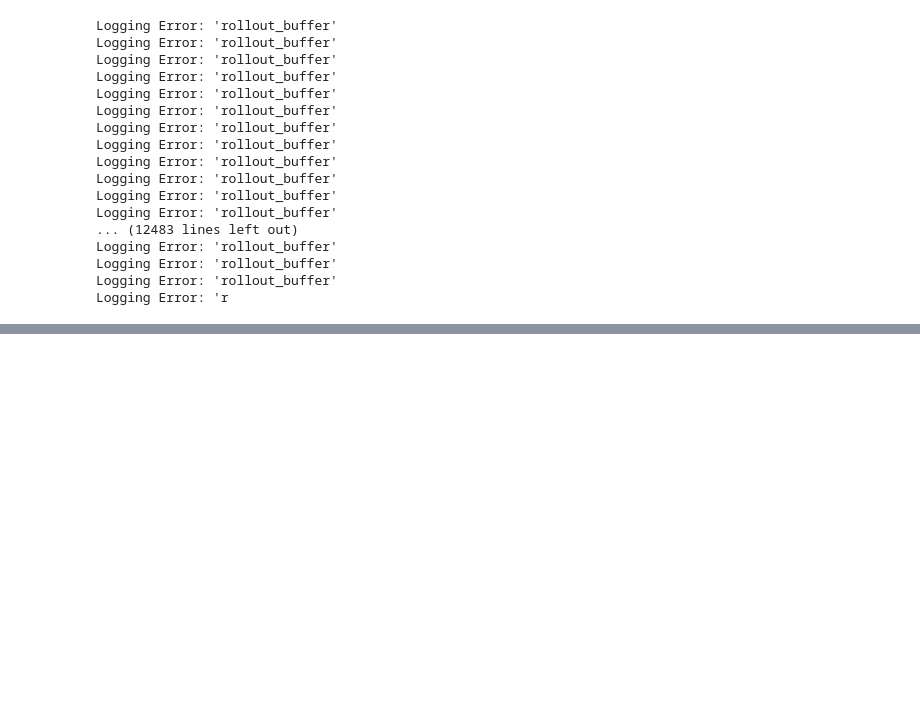
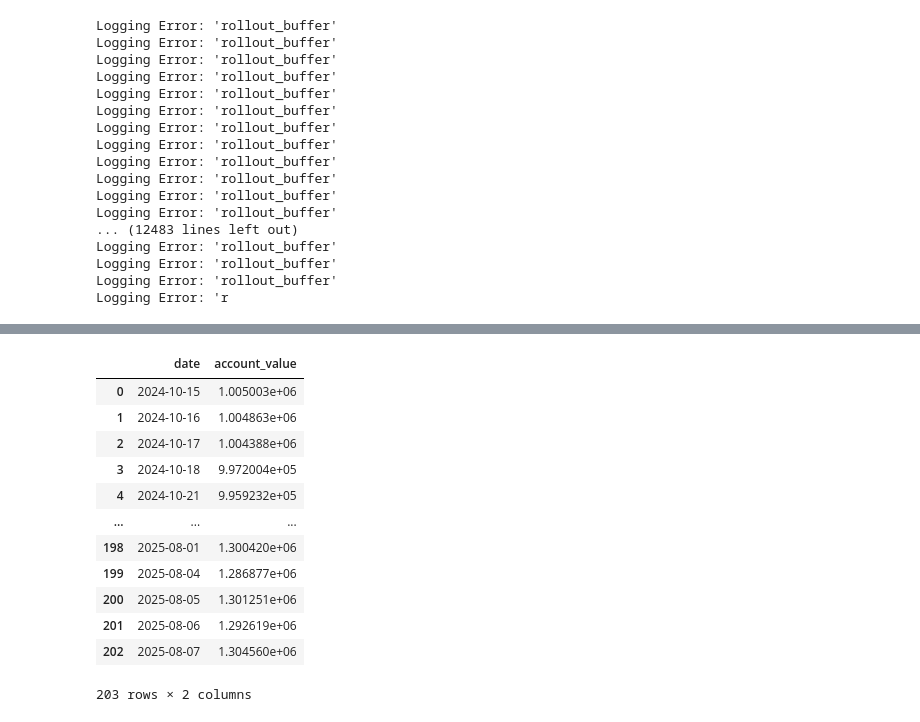
Before and after one commit to tpeiqi/FinRL_trading_bot, a Jupyter notebook: FinRL_models.ipynb, the cells around one changed output, grey strips where cells are left out. Drawn from its saved outputs; the diff is of its cells as text; code cells hidden in the pictures; blank space fills up the shorter version.

```diff
--- a/FinRL_models.ipynb
+++ b/FinRL_models.ipynb
@@ -338,0 +462,4 @@ trained_sac.save(TRAINED_MODEL_DIR + "/agent_sac") if if_using_sac else None
+# %%
+df_account_value_ppo, df_actions_ppo = DRLAgent.DRL_prediction(
+    model=trained_ppo,
+    environment = e_trade_gym) if if_using_ppo else (None, None)
@@ -338,0 +482,12 @@ trained_sac.save(TRAINED_MODEL_DIR + "/agent_sac") if if_using_sac else None
+# %%
+def compute_rolling_sharpes(account_value_dfs, window=30):
+    import pandas as pd
+    import numpy as np
+
+    sharpes = {}
+    for name, df in account_value_dfs.items():
+        returns = df['account_value'].pct_change().dropna()
+        rolling = returns.rolling(window=window)
+        rolling_sharpe = (rolling.mean() / rolling.std()) * np.sqrt(252)
+        sharpes[name] = rolling_sharpe.fillna(0).values  # shape: [T]
+    return sharpes
@@ -338,0 +560,36 @@ trained_sac.save(TRAINED_MODEL_DIR + "/agent_sac") if if_using_sac else None
+# %%
+# Input dicts (make sure these are precomputed)
+df_actions_dict = {
+    'a2c': df_actions_a2c,
+    'ppo': df_actions_ppo,
+    'sac': df_actions_sac
+}
+
+account_value_dfs = {
+    'a2c': df_account_value_a2c,
+    'ppo': df_account_value_ppo,
+    'sac': df_account_value_sac
+}
+
+# Run smarter ensemble
+df_account_value_smart, df_actions_smart, model_choice = run_rolling_best_model(
+    df_actions_dict, account_value_dfs, env=e_trade_gym, window=30
+)
+# %%
+df_account_value_smart['date'] = df_account_value_a2c['date']  # Align dates with original A2C
+# %%
+df_account_value_smart
+# %% [output]
+|  | date | account_value |
+| 0 | 2024-10-15 | 1.005003e+06 |
+| 1 | 2024-10-16 | 1.004863e+06 |
+| 2 | 2024-10-17 | 1.004388e+06 |
+| 3 | 2024-10-18 | 9.972004e+05 |
+| 4 | 2024-10-21 | 9.959232e+05 |
+| ... | ... | ... |
+| 198 | 2025-08-01 | 1.300420e+06 |
+| 199 | 2025-08-04 | 1.286877e+06 |
+| 200 | 2025-08-05 | 1.301251e+06 |
+| 201 | 2025-08-06 | 1.292619e+06 |
+| 202 | 2025-08-07 | 1.304560e+06 |
+203 rows × 2 columns
```
Also changed, not shown: parts of 39 cells of this notebook, 1 other file.
